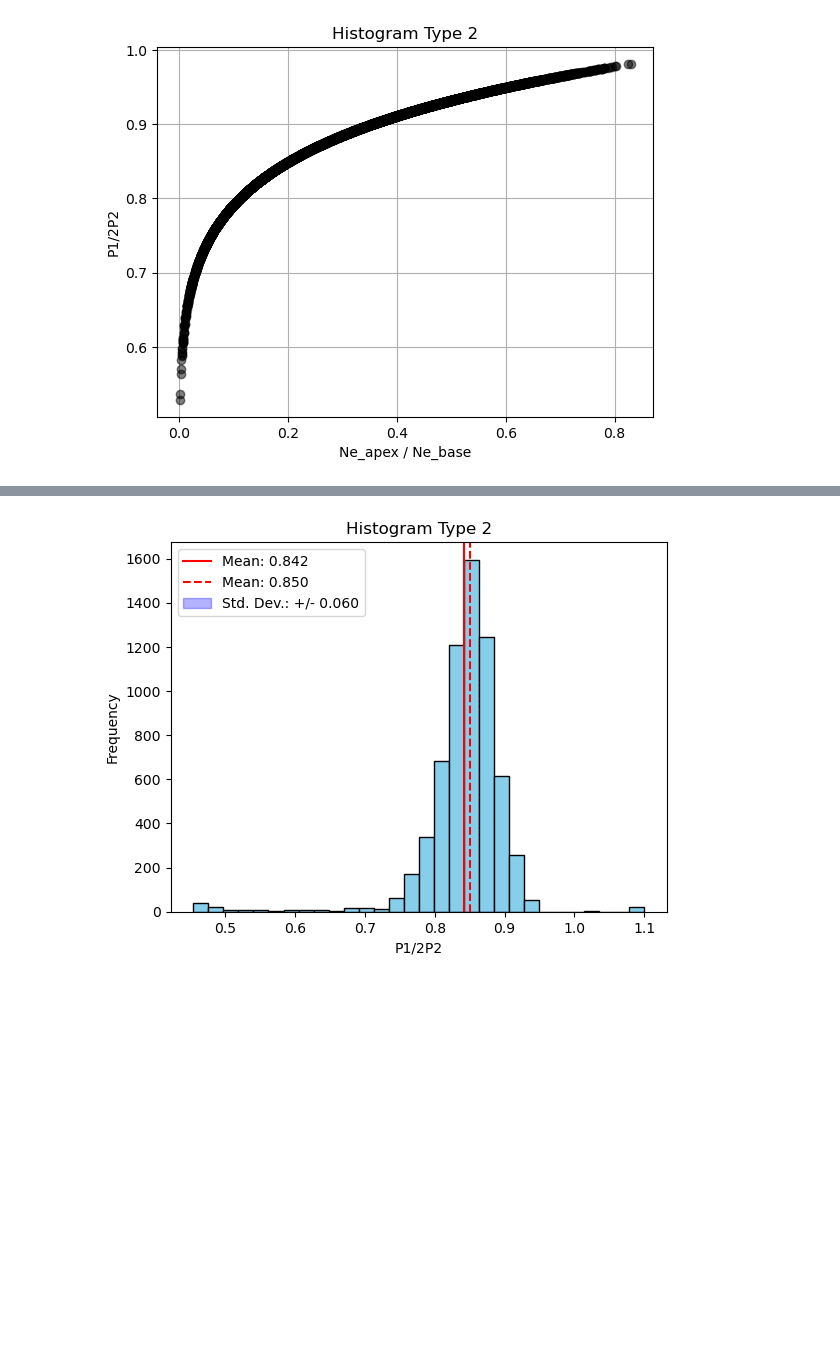
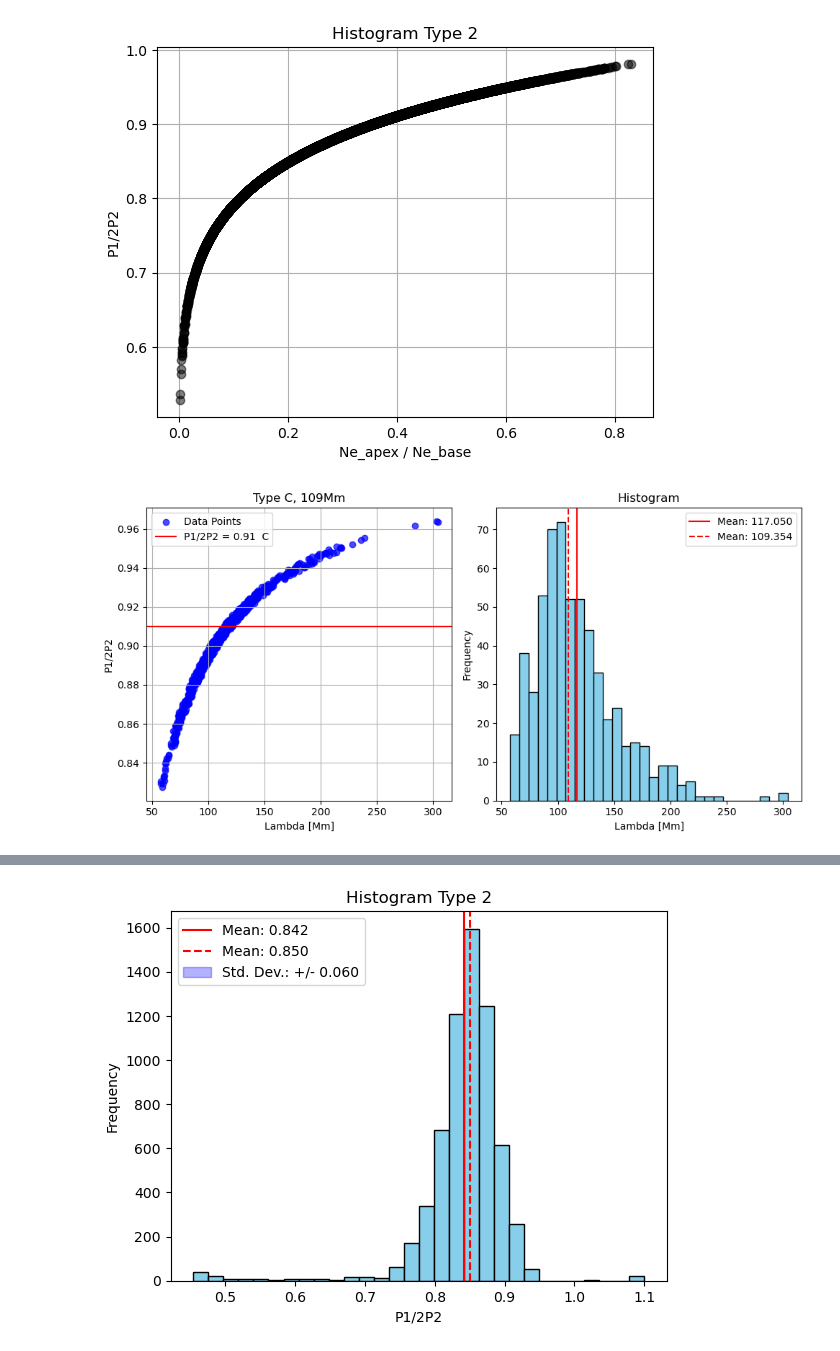
Before and after one commit to dlloveras/python_projects, a Jupyter notebook: kink_modes/test_kink_waves.ipynb, the cells around one changed output, grey strips where cells are left out. Saved outputs shown, nothing was run; the diff lists cells and outputs as text; code cells hidden in the pictures; blank space fills up the shorter version.

```diff
--- a/kink_modes/test_kink_waves.ipynb
+++ b/kink_modes/test_kink_waves.ipynb
@@ -352,3 +387,43 @@ plt.grid()
 plt.show()
 # %% [output]
 [figure]
+# %%
+rsun_to_Mm                = 695.7
+cond1 = np.array(opclstat_clean)==2
+cond2 = np.array(pearson_t_clean)>0.5
+cond3 = np.array(r2n_clean)>0.85
+cond4 = np.array(np.abs(footlat_clean)) < 40
+cond5 = np.array(long_s_clean) *rsun_to_Mm > 105
+cond6 = np.array(long_s_clean) *rsun_to_Mm < 113
+filter_multi_clean_long=list(np.where(cond1 & cond2 & cond3 & cond4 & cond5 & cond6)[0])
+#---
+long_s_clean_filtered     = [long_s_clean[qwe] for qwe in filter_multi_clean_long]
+lambda_n_s_clean_filtered = [lambda_n_s_clean[qwe] for qwe in filter_multi_clean_long]
+long_s_clean_filtered     = np.array(long_s_clean_filtered)*rsun_to_Mm
+lambda_n_s_clean_filtered = np.array(lambda_n_s_clean_filtered)*rsun_to_Mm*(-1)
+p1_over_2p2 = 1- 1/(np.pi**2) * long_s_clean_filtered/lambda_n_s_clean_filtered + (2/np.pi**4 - 5/(32*np.pi**2)) * (long_s_clean_filtered/lambda_n_s_clean_filtered)**2
+
+#---
+#second filter
+fig, (ax1, ax2) = plt.subplots(1, 2, figsize=(10, 5))
+ax1.scatter(lambda_n_s_clean_filtered, p1_over_2p2, marker='o', color='b', alpha=0.7, label='Data Points')
+ax1.axhline(0.91, color='r', linestyle='-', label='P1/2P2 = 0.91  C' )
+ax1.set_xlabel('Lambda [Mm]')
+ax1.set_ylabel('P1/2P2')
+ax1.set_title('Type C, 109Mm')
+ax1.legend()
+
+ax1.grid(True)  # Add a grid for better readability
+ax2.hist(lambda_n_s_clean_filtered, bins=30, color='skyblue', edgecolor='black')
+mean_value   = np.mean(lambda_n_s_clean_filtered)
+median_value = np.median(lambda_n_s_clean_filtered)
+plt.axvline(mean_value,   color='r', linestyle='-',  label=f'Mean: {mean_value:.3f}')
+plt.axvline(median_value, color='r', linestyle='--', label=f'Mean: {median_value:.3f}')
+ax2.set_xlabel('Lambda [Mm]')
+ax2.set_ylabel('Frequency')
+ax2.set_title('Histogram')
+ax2.legend()
+plt.tight_layout()
+plt.show()
+# %% [output]
+[figure, added]
```
Also changed, not shown: parts of 12 cells of this notebook.
